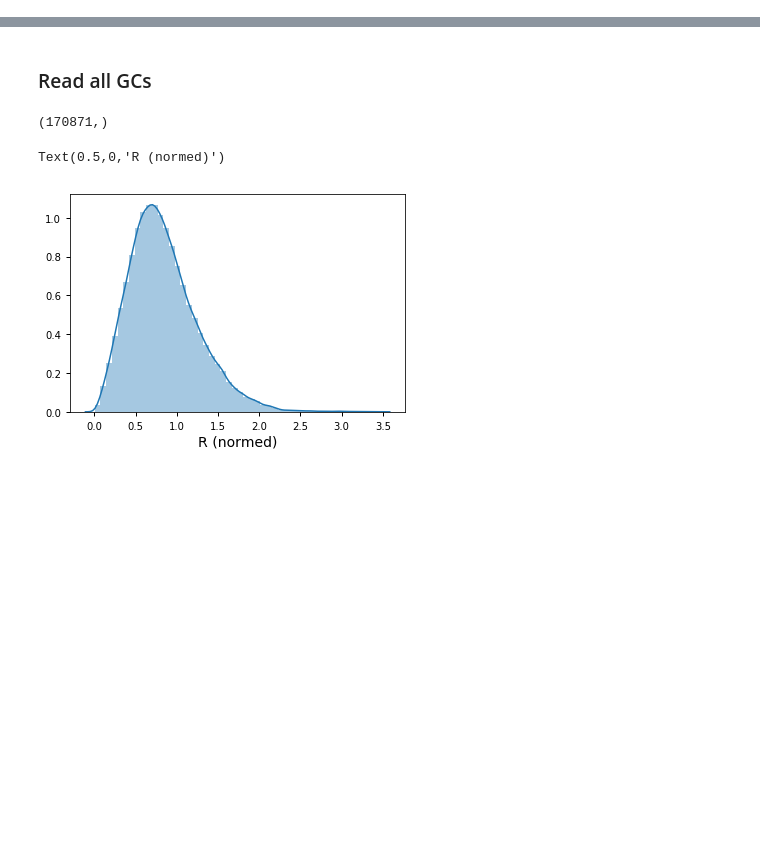
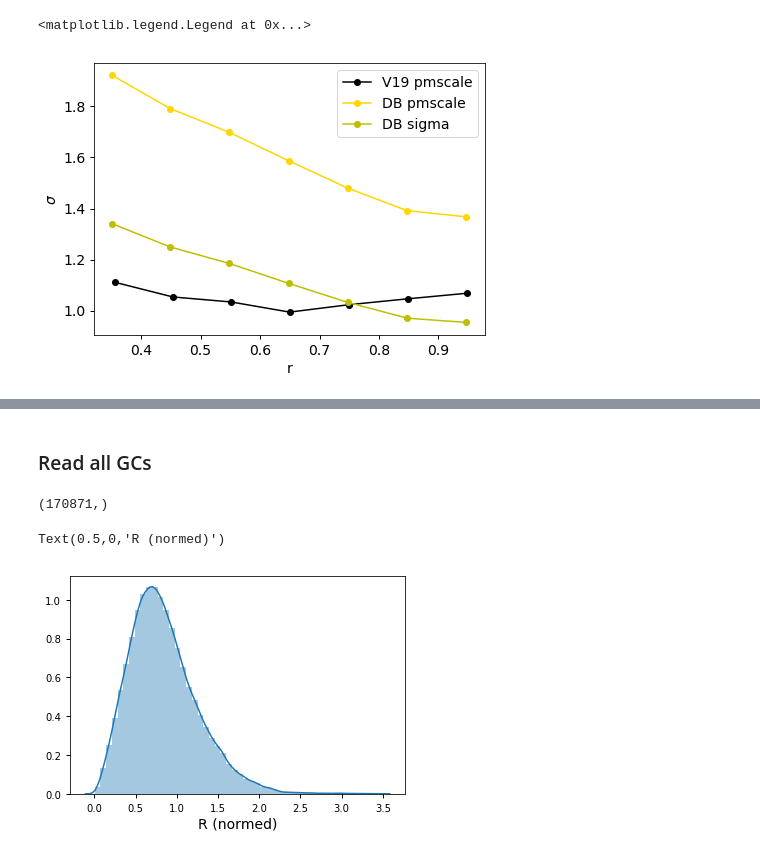
Before and after one commit to nstarman/jas1101_project, a Jupyter notebook: notebooks/Dynesty_GCpipe.ipynb, the cells around one changed output, grey strips where cells are left out. Saved outputs shown, nothing was run; the diff lists cells and outputs as text; code cells hidden in the pictures; blank space fills up the shorter version.

```diff
--- a/notebooks/Dynesty_GCpipe.ipynb
+++ b/notebooks/Dynesty_GCpipe.ipynb
@@ -102,13 +88,0 @@ Row index=0
-# %%
-drct = r"../data/"
-gc_name = "NGC_104_47Tuc"
-
-GC = GlobularCluster.from_directory(gc_name, drct, member_threshold=-1)
-print(len(GC.r))
-
-bins=np.linspace(0.2, 1, 9)
-r_rbin, z_rbin, z_bins = profile_binning(GC.r, GC.pm, bins=bins, plot=False)
-plt.plot(r_rbin, [mad_std(z_bins[i]['pm']) for i in range(len(z_bins))],'o-')
-
-# plt.plot(GC.r, sigmar_2(GC.r, 1e6, 24, 0))
-# sigmar_2(GC.r, 1e6, 24, 0).to_value('km**2/s**2') / (4.5*u.kpc * np.tan(0.399) / u.yr).to_value('km/s')**2
@@ -120,12 +88,0 @@ array([3.82480960e-18, 3.97871308e-18, 3.94032894e-18, ...,
-# %%
-import src
-from src import GlobularCluster
-drct = r"../data/"
-gc_name = "NGC_6934"
-
-GC = GlobularCluster.from_directory(gc_name, drct, member_threshold=-1)
-print(len(GC.r))
-
-bins=np.linspace(0.2, 1, 9)
-r_rbin, z_rbin, z_bins = profile_binning(GC.r, GC.pm, bins=bins, plot=False)
-plt.plot(r_rbin, [mad_std(z_bins[i]['pm']) for i in range(len(z_bins))],'o-')
@@ -150,0 +99,12 @@ plt.plot(r_rbin, [mad_std(z_bins[i]['pm']) for i in range(len(z_bins))],'o-')
+# %%
+bins = np.linspace(0.3, 1, 8)
+fig = plot.plot_binned_sigma_profile(GC.r, GC.pm, bins=bins, label='V19 pmscale')
+fig = plot.plot_binned_sigma_profile(GC_DB.r, GC_DB.pm, bins=bins, fig=fig, color='gold', label='DB pmscale')
+
+scale = GC.pmc / GC['summary']['sigma']
+fig = plot.plot_binned_sigma_profile(GC_DB.r, GC_DB.pm * scale, bins=bins, fig=fig, color='y', label='DB sigma')
+
+plt.legend()
+# %% [output]
+<matplotlib.legend.Legend at 0x...>
+[figure, added]
```
Also changed, not shown: parts of 14 cells of this notebook.
